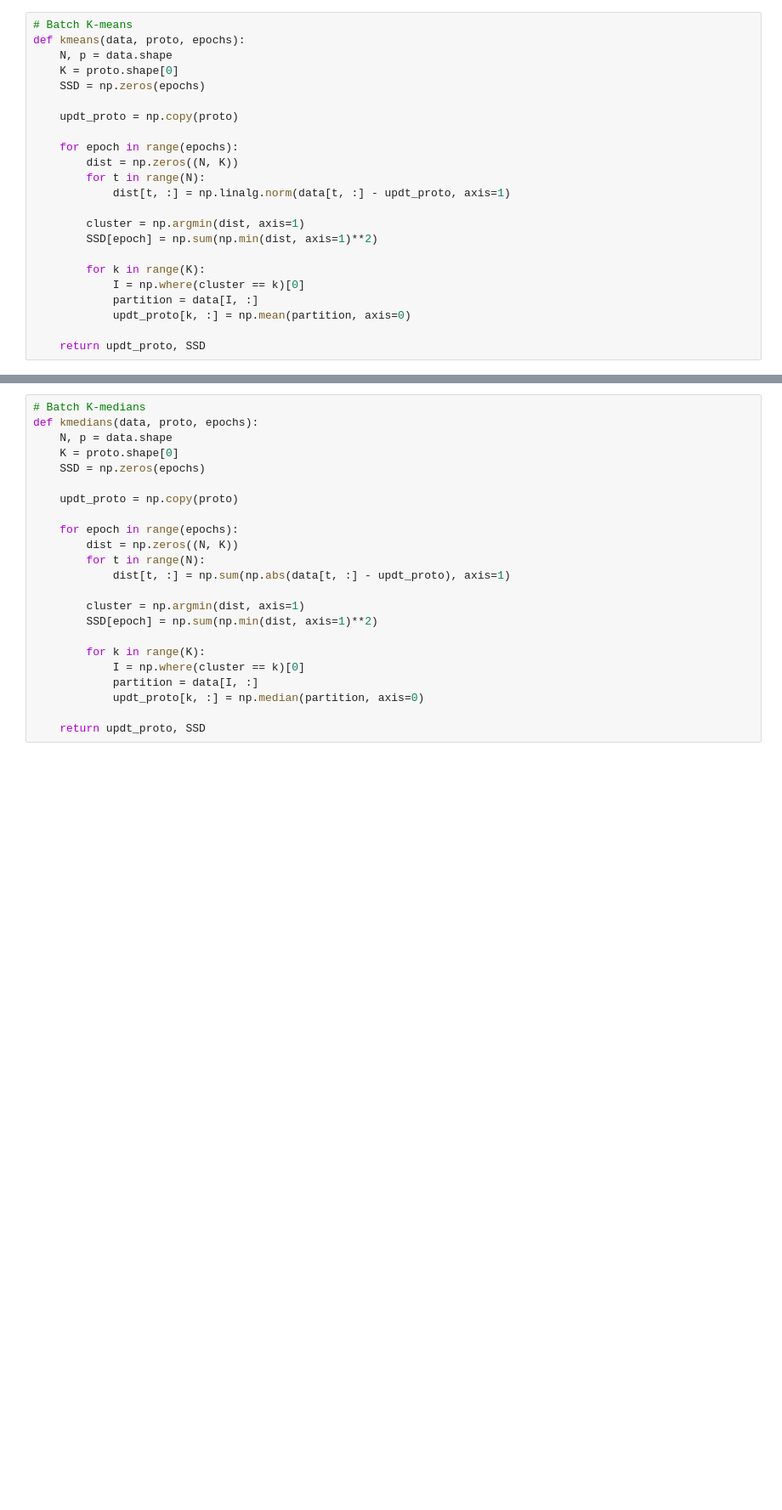
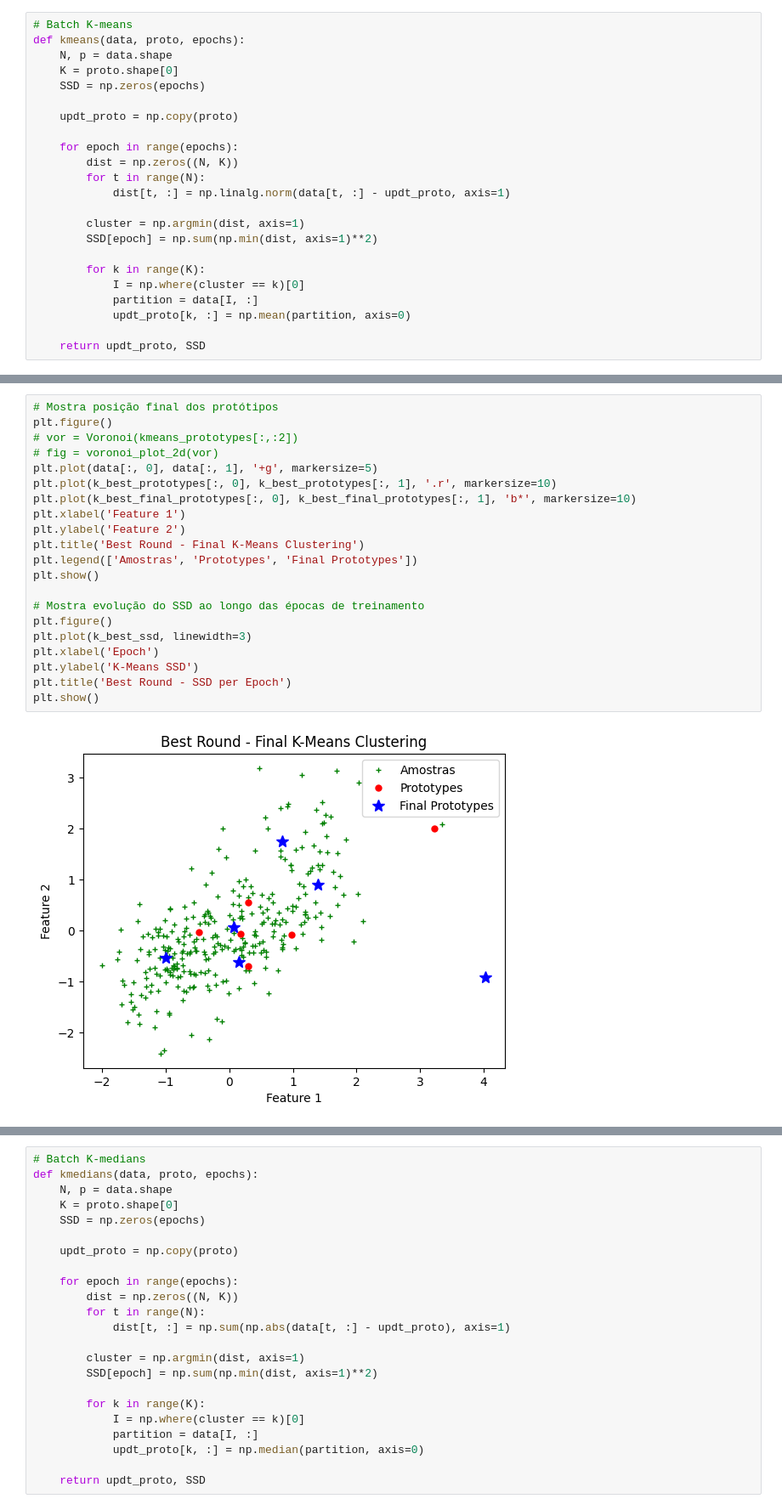
Before and after one commit to matheus-a-s/RP-TCs-2023, a Jupyter notebook: TC4/main.ipynb, the cells around one changed output, grey strips where cells are left out. Shown at 85% size. Drawn from its saved outputs; the diff is of its cells as text; blank space fills up the shorter version.

Commit message:
TC4: Kmeans and Kmedians

```diff
--- a/TC4/main.ipynb
+++ b/TC4/main.ipynb
@@ -152,0 +196,23 @@ Best K per Round by Davies-Bouldin Index: {2: 60, 4: 29, 5: 10, 7: 1}
+# %%
+# Mostra posição final dos protótipos
+plt.figure()
+# vor = Voronoi(kmeans_prototypes[:,:2])
+# fig = voronoi_plot_2d(vor)
+plt.plot(data[:, 0], data[:, 1], '+g', markersize=5)
+plt.plot(k_best_prototypes[:, 0], k_best_prototypes[:, 1], '.r', markersize=10)
+plt.plot(k_best_final_prototypes[:, 0], k_best_final_prototypes[:, 1], 'b*', markersize=10)
+plt.xlabel('Feature 1')
+plt.ylabel('Feature 2')
+plt.title('Best Round - Final K-Means Clustering')
+plt.legend(['Amostras', 'Prototypes', 'Final Prototypes'])
+plt.show()
+
+# Mostra evolução do SSD ao longo das épocas de treinamento
+plt.figure()
+plt.plot(k_best_ssd, linewidth=3)
+plt.xlabel('Epoch')
+plt.ylabel('K-Means SSD')
+plt.title('Best Round - SSD per Epoch')
+plt.show()
+# %% [output]
+[figure, added]
```
Also changed, not shown: parts of 5 cells of this notebook.
